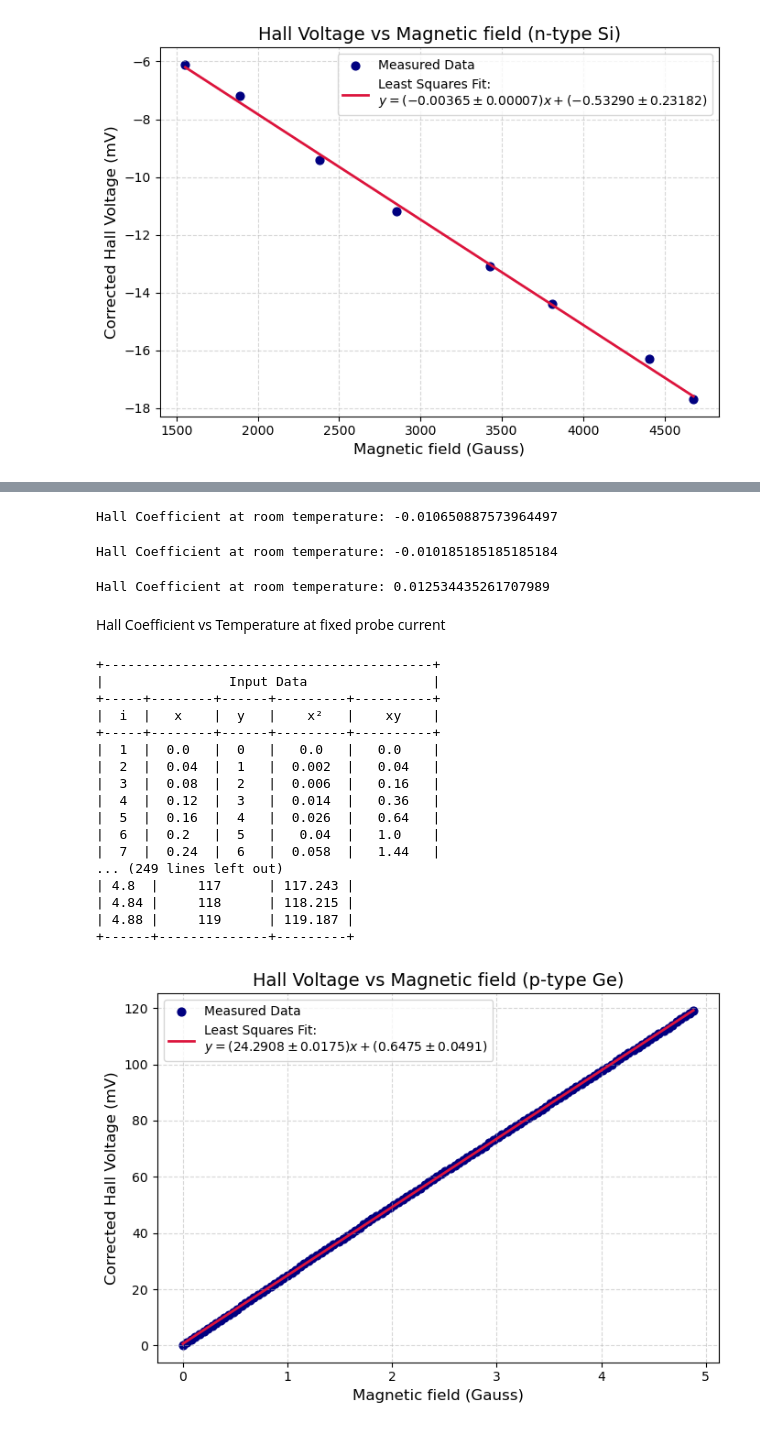
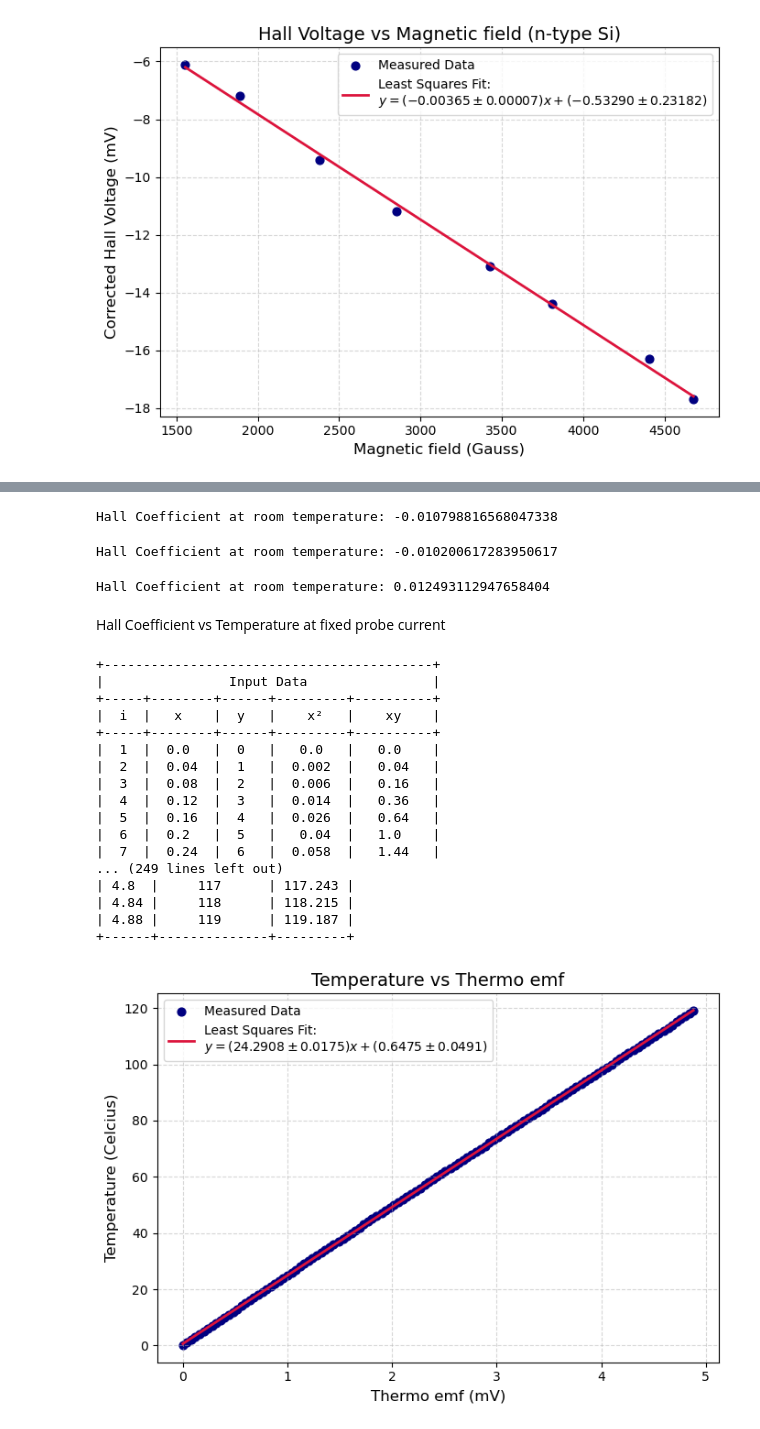
Before and after one commit to crimsonpane23/P347-Solid-State-Physics-Lab, a Jupyter notebook: 3. Hall Effect of Semiconductors/Calculations and plots.ipynb, the cells around one changed output, grey strips where cells are left out. Cells and saved outputs as stored; diff of their text form; code cells hidden in the pictures.

```diff
--- a/3. Hall Effect of Semiconductors/Calculations and plots.ipynb
+++ b/3. Hall Effect of Semiconductors/Calculations and plots.ipynb
@@ -412,35 +412,35 @@ plt.show()
 #Observations at room temperature
 #n-type Si
 
-slope = -0.0036
+slope = -0.00365
 t = 0.5
 I = 1.69
 
 RH_room = (slope * t*10) / I
 print("Hall Coefficient at room temperature:", RH_room)
 # %% [output]
-Hall Coefficient at room temperature: -0.010650887573964497
+Hall Coefficient at room temperature: -0.010798816568047338
 # %%
 #n-type Ge
 
-slope = -0.0066
+slope = -0.00661
 t = 0.5
 I = 3.24
 
 RH_room = (slope * t*10) / I
 print("Hall Coefficient at room temperature:", RH_room)
 # %% [output]
-Hall Coefficient at room temperature: -0.010185185185185184
+Hall Coefficient at room temperature: -0.010200617283950617
 # %%
 #p-type Ge
 
-slope = 0.0091
+slope = 0.00907
 t = 0.5
 I = 3.63
 RH_room = (slope * t*10) / I
 print("Hall Coefficient at room temperature:", RH_room)
 # %% [output]
-Hall Coefficient at room temperature: 0.012534435261707989
+Hall Coefficient at room temperature: 0.012493112947658404
 # %% [markdown]
 Hall Coefficient vs Temperature at fixed probe current
 # %%
@@ -514,37 +514,37 @@ for xi, yi, yfi in zip(x, y, y_fit):
     fit_table.add_row([round(xi, 3), round(yi, 3), round(yfi, 3)])
 print(fit_table, "\n")
 
 # --- Plotting ---
 plt.figure(figsize=(7,5))
 plt.scatter(x, y, color='navy', label='Measured Data', s=40)
 plt.plot(x, y_fit, color='crimson', linewidth=2,
          label=f'Least Squares Fit:\n$y = ({a1:.4f} \pm {sigma_a1:.4f})x + ({a0:.4f} \pm {sigma_a0:.4f})$')
-plt.xlabel("Magnetic field (Gauss)", fontsize=12)
-plt.ylabel("Corrected Hall Voltage (mV)", fontsize=12)
-plt.title("Hall Voltage vs Magnetic field (p-type Ge)", fontsize=14)
+plt.xlabel("Thermo emf (mV)", fontsize=12)
+plt.ylabel("Temperature (Celcius)", fontsize=12)
+plt.title("Temperature vs Thermo emf", fontsize=14)
 plt.legend()
 plt.grid(True, linestyle='--', alpha=0.5)
 plt.tight_layout()
 plt.show()
 # %% [output]
 +------------------------------------------+
 |                Input Data                |
 +-----+--------+------+---------+----------+
 |  i  |   x    |  y   |    x²   |    xy    |
 +-----+--------+------+---------+----------+
 |  1  |  0.0   |  0   |   0.0   |   0.0    |
 |  2  |  0.04  |  1   |  0.002  |   0.04   |
 |  3  |  0.08  |  2   |  0.006  |   0.16   |
 |  4  |  0.12  |  3   |  0.014  |   0.36   |
 |  5  |  0.16  |  4   |  0.026  |   0.64   |
 |  6  |  0.2   |  5   |   0.04  |   1.0    |
 |  7  |  0.24  |  6   |  0.058  |   1.44   |
 ... (249 lines left out)
 | 4.8  |     117      | 117.243 |
 | 4.84 |     118      | 118.215 |
 | 4.88 |     119      | 119.187 |
 +------+--------------+---------+
-[figure, old version]
+[figure, new version]
 # %%
 def Temp(V):
     return a0 + a1*V
```
Also changed, not shown: parts of 3 cells of this notebook, 1 other file.
